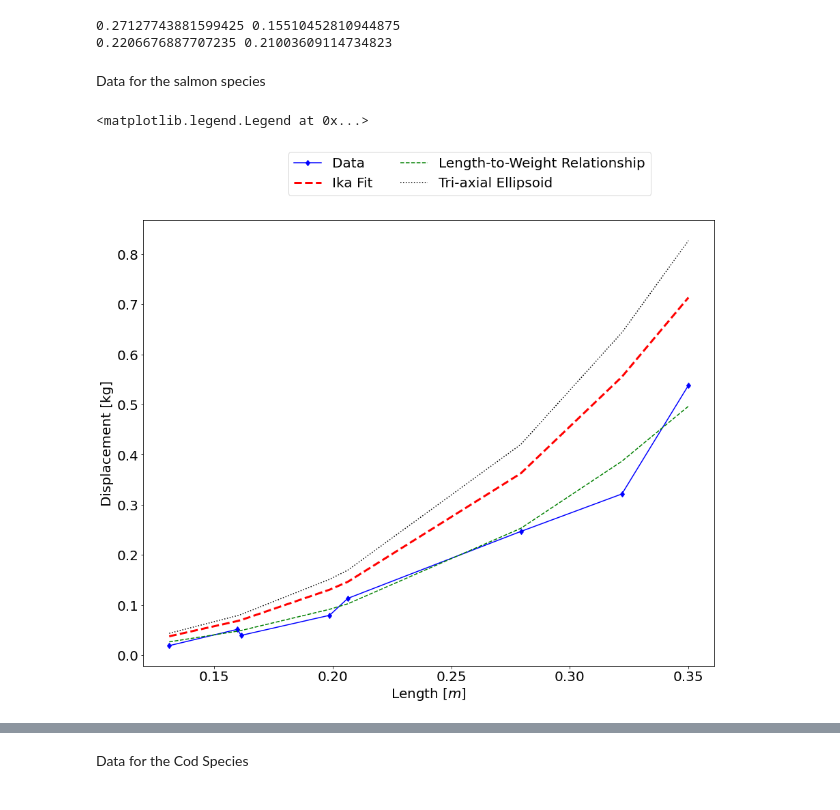
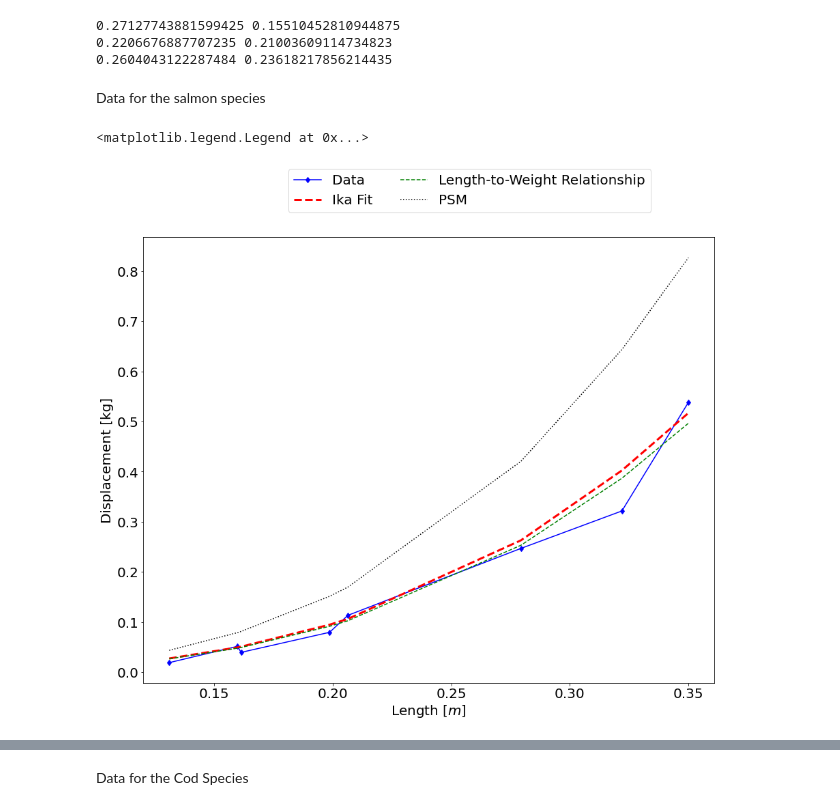
Before and after one commit to michaelcoe/Ika-Fit, a Jupyter notebook: massValidation.ipynb, the cells around one changed output, grey strips where cells are left out. Cells and saved outputs as stored; diff of their text form; code cells hidden in the pictures.

```diff
--- a/massValidation.ipynb
+++ b/massValidation.ipynb
@@ -56,5 +65,5 @@ def fit_data(xData, yData, ci):
 # %%
-imagePath = r'./Pictures/Teleost/'
+imagePath = r'./Pictures'
 figurePath = r'./Figures'
 # %%
 # Split work depending on input images
@@ -171,9 +204,11 @@ topArea_cod, topContours_cod, topPoints_cod, topPolyFits_cod, nacaFits_cod, topH
 # %%
 print(sidePoints_salmon[0][1] + np.abs(sidePoints_salmon[1][1]), topPoints_salmon[0][1] + np.abs(topPoints_salmon[1][1]))
 print(sidePoints_cod[0][1] + np.abs(sidePoints_cod[1][1]), topPoints_cod[0][1] + np.abs(topPoints_cod[1][1]))
+print(sidePoints_orca[0][1] + np.abs(sidePoints_orca[1][1]), topPoints_orca[0][1] + np.abs(topPoints_orca[1][1]))
 # %% [output]
 0.27127743881599425 0.15510452810944875
 0.2206676887707235 0.21003609114734823
+0.2604043122287484 0.23618217856214435
 # %%
 scalingData = r'./osheaData.xlsx'
 
@@ -226,18 +261,18 @@ for idx, length in enumerate(salmon_length):
 # %%
 plt.rcParams.update({'font.size': 20})
 
 fig1, ax1 = plt.subplots(figsize=((15, 12)))
 ax1.plot(salmon_length, salmon_mass, 'bd-', label='Data')
-ax1.plot(salmon_length, ika_salmon, 'r--', label="Ika Fit", linewidth=3)
+ax1.plot(salmon_length, ika_salmon/1.38, 'r--', label="Ika Fit", linewidth=3)
 ax1.plot(salmon_length, salmon_mass_lw, 'g--', label='Length-to-Weight Relationship')
-ax1.plot(salmon_length, salmon_mass_tri, 'k:', label='Tri-axial Ellipsoid')
+ax1.plot(salmon_length, salmon_mass_tri, 'k:', label='PSM')
 ax1.set_ylabel('Displacement [kg]')
 ax1.set_xlabel('Length $[m]$')
 ax1.legend(loc='best', ncol = 2, bbox_to_anchor=(0.9, 1.17))
 #fig1.savefig(Path(figurePath).joinpath('salmon_noArea.pdf'), facecolor='w', bbox_inches='tight', dpi=300)
 # %% [output]
 <matplotlib.legend.Legend at 0x...>
-[figure, old version]
+[figure, new version]
 # %%
 error_ika = [np.sqrt(np.sum(np.abs(ika_salmon - salmon_mass)**2)/len(salmon_mass)), np.sum(np.abs(ika_salmon - salmon_mass))/len(salmon_mass)]
 error_tri = [np.sqrt(np.sum(np.abs(salmon_mass_tri - salmon_mass)**2)/len(salmon_mass)), np.sum(np.abs(salmon_mass_tri - salmon_mass))/len(salmon_mass)]
```
Also changed, not shown: parts of 11 cells of this notebook, 3 other files.
